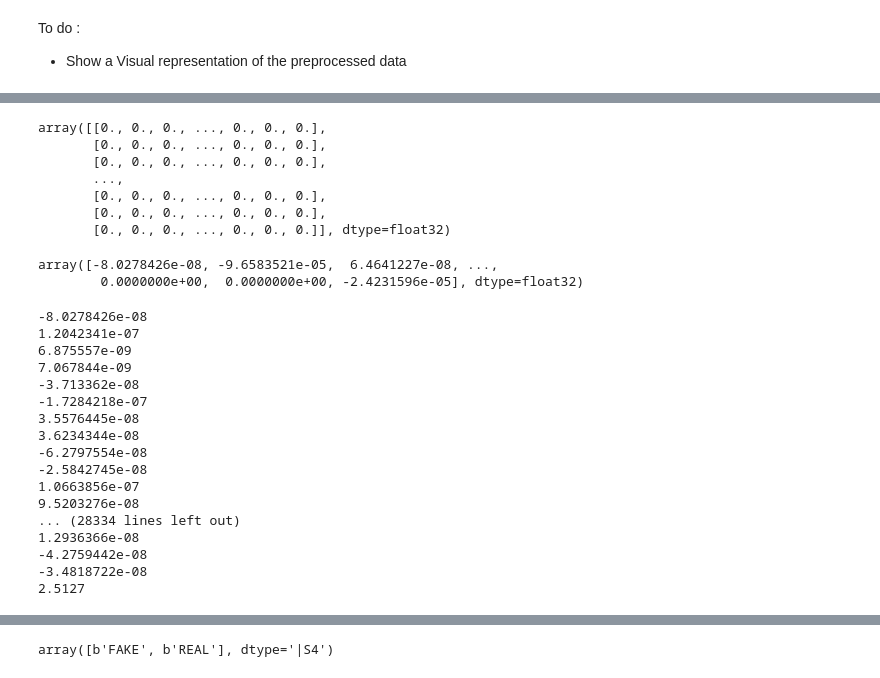
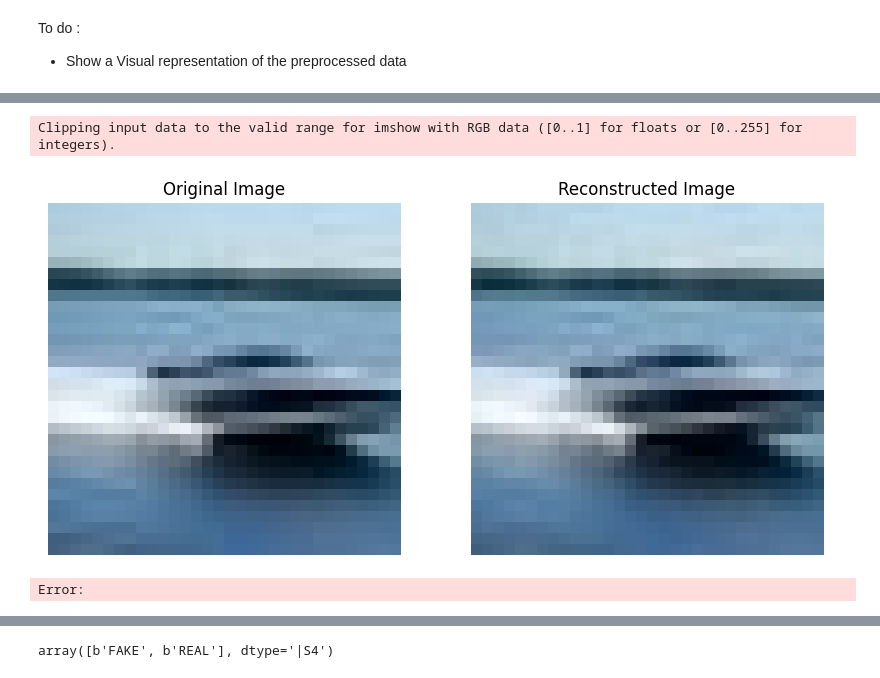
Before and after one commit to LowUp/AI_project, a Jupyter notebook: ai_generated_img_detection.ipynb, the cells around one changed output, grey strips where cells are left out. Saved outputs shown, nothing was run; the diff lists cells and outputs as text; code cells hidden in the pictures.

```diff
--- a/ai_generated_img_detection.ipynb
+++ b/ai_generated_img_detection.ipynb
@@ -388,7 +382,7 @@ train_dataset = train_dataset.map(lambda x, y: (preprocess_image(x), y))
 test_dataset = test_dataset.map(lambda x, y: (preprocess_image(x), y))
 
 # Optionally, shuffle and batch the datasets
-BATCH_SIZE = 34
+BATCH_SIZE = 32
 train_dataset = train_dataset.shuffle(buffer_size=len(X_train)).batch(BATCH_SIZE)
 test_dataset = test_dataset.batch(BATCH_SIZE)
 # %% [output]
@@ -405,6 +399,14 @@ test_dataset = test_dataset.batch(BATCH_SIZE)
 # %%
 # Iterate over the dataset (for demonstration)
 for batch_images, batch_labels in train_dataset.take(1):
+    numpy_array = batch_labels.numpy()
     print("Batch images shape:", batch_images.shape)
-    print("Batch labels:", batch_labels.numpy())
+    print("length:", len(numpy_array))
+    print("Fake num:", np.count_nonzero(numpy_array == b'FAKE'))
+    print("Real num:", np.count_nonzero(numpy_array == b'REAL'))
+    print(numpy_array)
+    features = batch_images
+    print(features.shape[0])
+    features = np.reshape(features, (features.shape[0], -1))
+    print(features.shape)
 # %% [output]
@@ -482,8 +482,7 @@ X_test.shape
 # %%
 # Using PCA to reduce the features dimensions for the reshaped training set
-pca = PCA(n_components=128)
-pca_train = pca.fit_transform(X_train)
-pca_test = pca.transform(X_test)
+pca = PCA(n_components=0.99)
+pca_train = pca.fit_transform(Xr_train)
 
 pca_train.shape
 # %% [output]
@@ -504,49 +498,17 @@ array([0., 0., 0., ..., 0., 0., 0.], dtype=float32)
-# %%
-X_train
-# %% [output]
-array([[0., 0., 0., ..., 0., 0., 0.],
-       [0., 0., 0., ..., 0., 0., 0.],
-       [0., 0., 0., ..., 0., 0., 0.],
-       ...,
-       [0., 0., 0., ..., 0., 0., 0.],
-       [0., 0., 0., ..., 0., 0., 0.],
-       [0., 0., 0., ..., 0., 0., 0.]], dtype=float32)
-# %%
-X_reconstruct[0]
-# %% [output]
-array([-8.0278426e-08, -9.6583521e-05,  6.4641227e-08, ...,
-        0.0000000e+00,  0.0000000e+00, -2.4231596e-05], dtype=float32)
 # %%
-for batch_images in X_reconstruct:
-    print(batch_images[0])
-    # Visualizing a sample reconstructed image
-    # plt.figure(figsize=(10,5))
-    # index = np.random.randint(batch_images.shape[0])
-    # plt.subplot(121)
-    # plt.title("Original Image")
-    # plt.imshow(batch_images[index])
-    # plt.axis('off')
-    # plt.subplot(122)
-    # plt.title("Reconstructed Image")
-    # plt.imshow((np.reshape(batch_images[index],(100, 100,3))))
-    # plt.axis('off')
-    # plt.show()
-# X_reconstruct
+#Visualizing a sample reconstructed image
+plt.figure(figsize=(10,5))
+index = np.random.randint(X_reconstruct.shape[0])
+plt.subplot(121)
+plt.title("Original Image")
+plt.imshow(np.reshape(Xr_train[index], (32,32,3)))
+plt.axis('off')
+plt.subplot(122)
+plt.title("Reconstructed Image")
+plt.imshow((np.reshape(X_reconstruct[index],(32, 32,3))))
+plt.axis('off')
+plt.show()
 # %% [output]
--8.0278426e-08
-1.2042341e-07
-6.875557e-09
-7.067844e-09
--3.713362e-08
--1.7284218e-07
-3.5576445e-08
-3.6234344e-08
--6.2797554e-08
--2.5842745e-08
-1.0663856e-07
-9.5203276e-08
-... (28334 lines left out)
-1.2936366e-08
--4.2759442e-08
--3.4818722e-08
-2.5127
+Clipping input data to the valid range for imshow with RGB data ([0..1] for floats or [0..255] for integers).
+[figure, added]
+Error:
```
Also changed, not shown: parts of 14 cells of this notebook.
